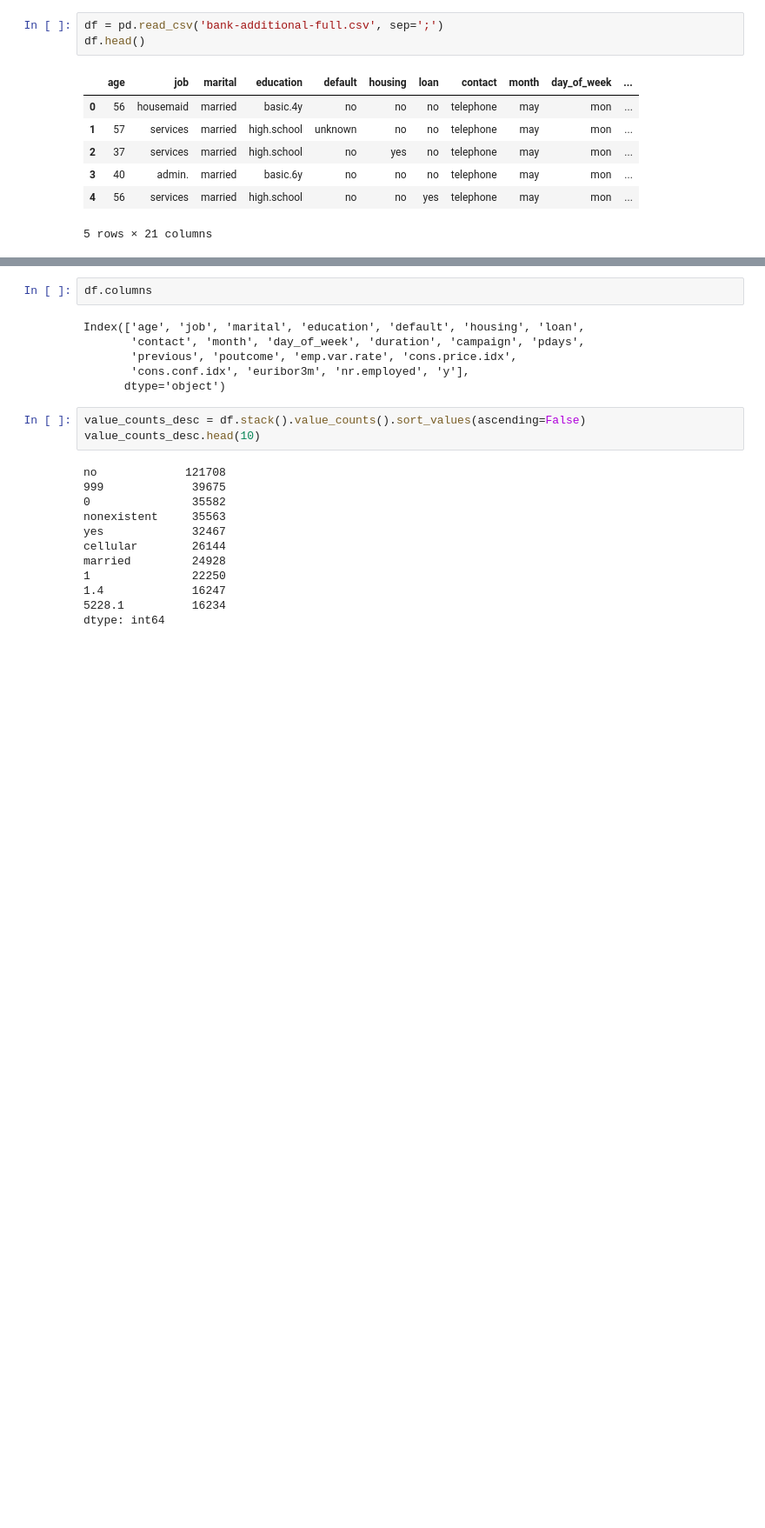
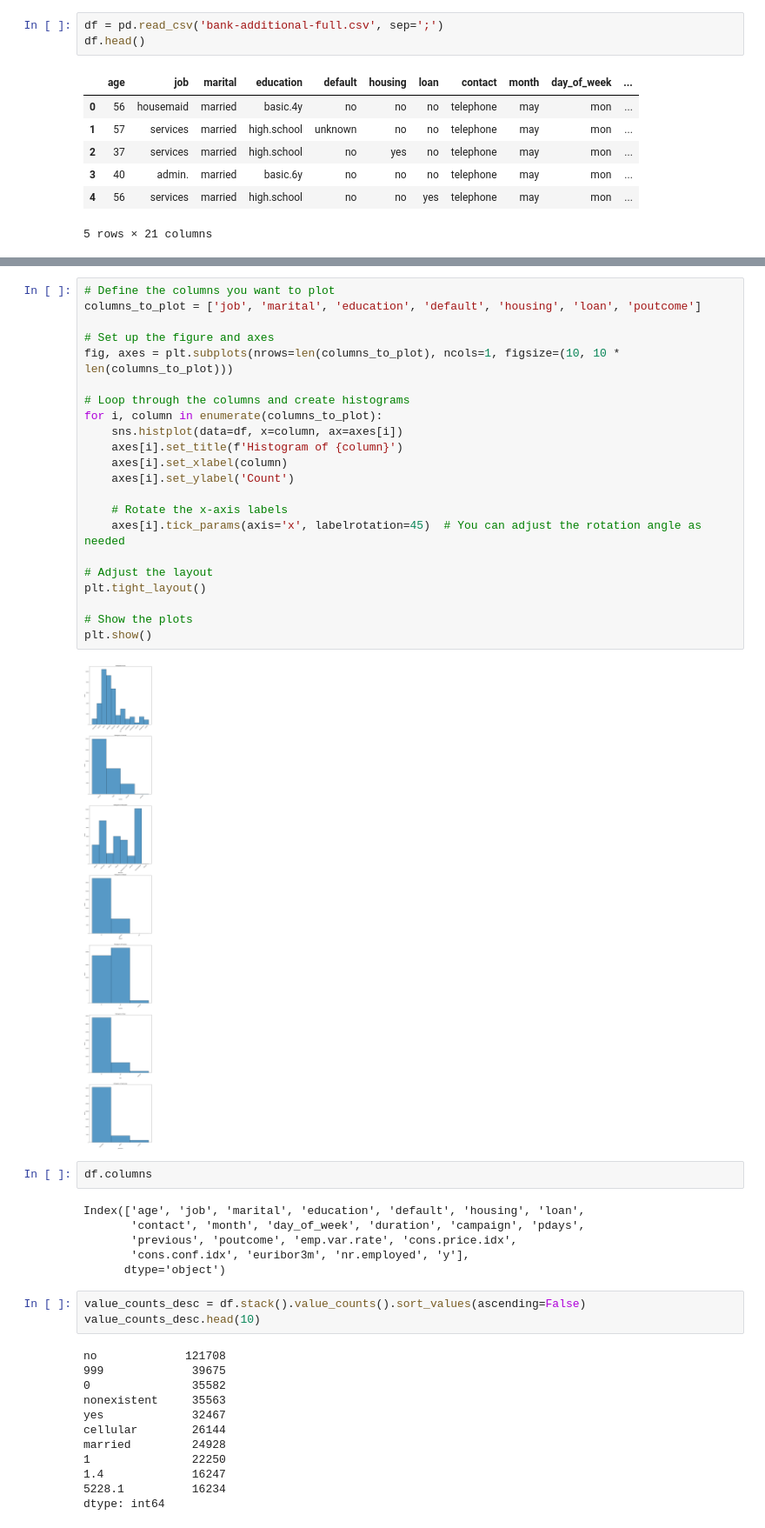
Before and after one commit to fabricio-inoue/Banco-Classificador, a Jupyter notebook: Random Forest - Rooney.ipynb, the cells around one changed output, grey strips where cells are left out. Shown: that part at 87% size. Saved outputs shown, nothing was run; the diff lists cells and outputs as text; blank space fills up the shorter version.

```diff
--- a/Random Forest - Rooney.ipynb
+++ b/Random Forest - Rooney.ipynb
@@ -43,3 +45,27 @@ df.head()
+# %%
+# Define the columns you want to plot
+columns_to_plot = ['job', 'marital', 'education', 'default', 'housing', 'loan', 'poutcome']
+
+# Set up the figure and axes
+fig, axes = plt.subplots(nrows=len(columns_to_plot), ncols=1, figsize=(10, 10 * len(columns_to_plot)))
+
+# Loop through the columns and create histograms
+for i, column in enumerate(columns_to_plot):
+    sns.histplot(data=df, x=column, ax=axes[i])
+    axes[i].set_title(f'Histogram of {column}')
+    axes[i].set_xlabel(column)
+    axes[i].set_ylabel('Count')
+
+    # Rotate the x-axis labels
+    axes[i].tick_params(axis='x', labelrotation=45)  # You can adjust the rotation angle as needed
+
+# Adjust the layout
+plt.tight_layout()
+
+# Show the plots
+plt.show()
+# %% [output]
+[figure, added]
 # %%
 df.columns
 # %% [output]
```
Also changed, not shown: parts of 8 cells of this notebook.
